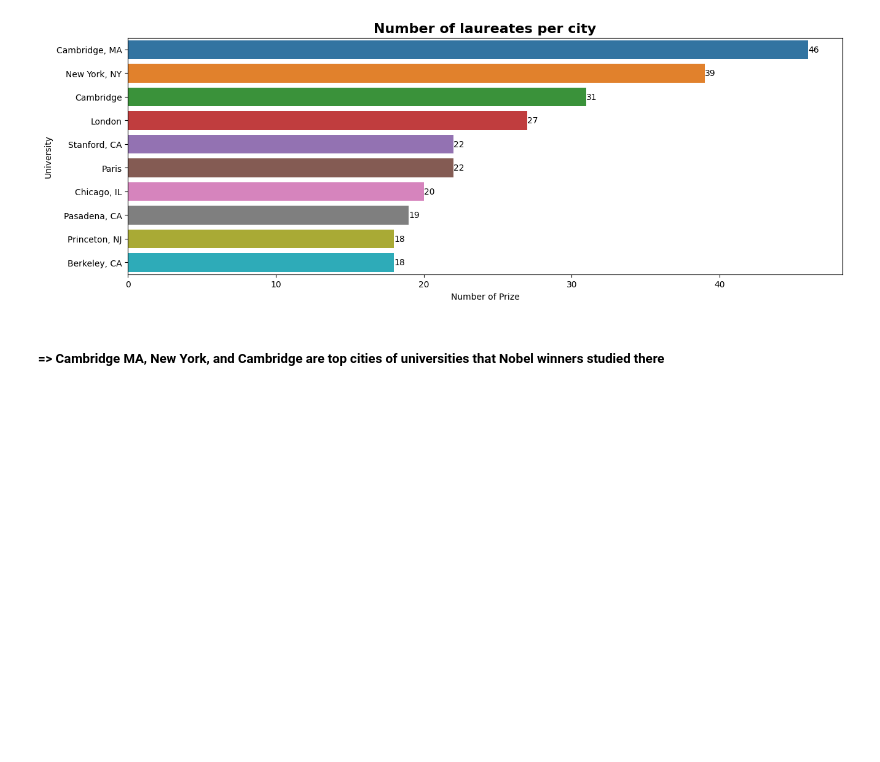
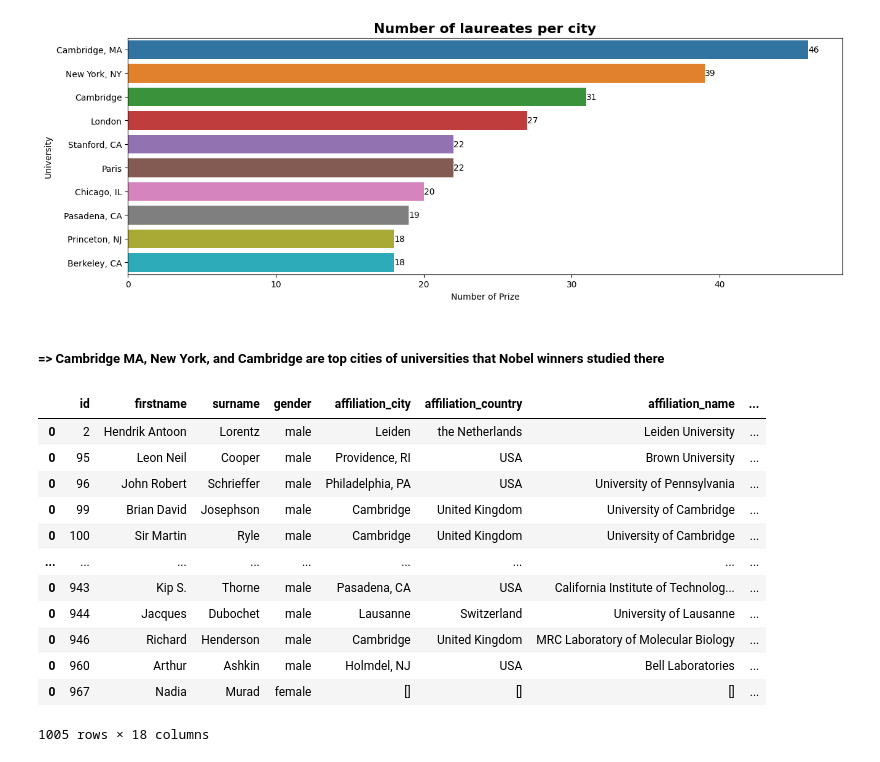
Before and after one commit to KennyHuynh1909/MongoDB-mini-project--Nobel_laureates, a Jupyter notebook: MongoDB Project.ipynb, the cells around one changed output. Saved outputs shown, nothing was run; the diff lists cells and outputs as text; code cells hidden in the pictures; blank space fills up the shorter version.

```diff
--- a/MongoDB Project.ipynb
+++ b/MongoDB Project.ipynb
@@ -1338,3 +1338,67 @@ plt.show()
 [figure]
 # %% [markdown]
 ##### => Cambridge MA, New York, and Cambridge are top cities of universities that Nobel winners studied there
+# %%
+# CREATE DATAFRAME FROM LAUREATES DATASET
+
+data = list(db.laureates.aggregate([
+  {"$unwind": "$prizes"},
+  {"$unwind": "$prizes.affiliations"},
+  {"$project": {"_id": 0, "id": 1, "firstname": 1, "surname": 1, "born": 1, "died": 1,
+                "bornCountry": 1, "bornCountryCode": 1, "diedCountry": 1, "diedCountryCode": 1, "diedCity": 1, "gender": 1,
+                "prize_year": "$prizes.year", "prize_category": "$prizes.category", "prize_share": "$prizes.share",
+                "prize_motivation": "$prizes.motivation", "affiliation_name": "$prizes.affiliations.name",
+                "affiliation_city": "$prizes.affiliations.city", "affiliation_country": "$prizes.affiliations.country"}},
+  {"$project": {"_id": 0, "key_value_data": {"$objectToArray": "$$ROOT"}}}
+]))
+
+# get "d_l" list from "data":
+d_l = []
+for lau in data:
+      for doc in lau.get("key_value_data"):
+            d_l.append(doc.get("k"))
+
+# create "cols_name" unsorted list from set of "d_l"
+cols_name = list(set(d_l))
+
+# sort and try to re-order some item in "cols_name" list
+cols_name.sort()
+cols_name.pop(cols_name.index("id"))
+cols_name.pop(cols_name.index("firstname"))
+cols_name.pop(cols_name.index("gender"))
+cols_name.pop(cols_name.index("surname"))
+cols_name.insert(0, "gender")
+cols_name.insert(0, "surname")
+cols_name.insert(0, "firstname")
+cols_name.insert(0, "id")
+
+# create empty dataframe with columns of "cols_name" list
+import pandas as pd
+df = pd.DataFrame(None, columns=cols_name)
+
+# create dataframe of each row and concatenate to dataframe "df"
+for lau in data:
+      temp_row = []
+      temp_cols_name = []
+      for col in cols_name:
+            for doc in lau.get("key_value_data"):
+                  if col == doc.get("k"):
+                        temp_row.append(doc.get("v"))
+                        temp_cols_name.append(col)
+      df_row = pd.DataFrame([temp_row], columns=temp_cols_name)
+      df = pd.concat([df, df_row])
+df
+# %% [output]
+|  | id | firstname | surname | gender | affiliation_city | affiliation_country | affiliation_name | ... |
+| 0 | 2 | Hendrik Antoon | Lorentz | male | Leiden | the Netherlands | Leiden University | ... |
+| 0 | 95 | Leon Neil | Cooper | male | Providence, RI | USA | Brown University | ... |
+| 0 | 96 | John Robert | Schrieffer | male | Philadelphia, PA | USA | University of Pennsylvania | ... |
+| 0 | 99 | Brian David | Josephson | male | Cambridge | United Kingdom | University of Cambridge | ... |
+| 0 | 100 | Sir Martin | Ryle | male | Cambridge | United Kingdom | University of Cambridge | ... |
+| ... | ... | ... | ... | ... | ... | ... | ... | ... |
+| 0 | 943 | Kip S. | Thorne | male | Pasadena, CA | USA | California Institute of Technolog... | ... |
+| 0 | 944 | Jacques | Dubochet | male | Lausanne | Switzerland | University of Lausanne | ... |
+| 0 | 946 | Richard | Henderson | male | Cambridge | United Kingdom | MRC Laboratory of Molecular Biology | ... |
+| 0 | 960 | Arthur | Ashkin | male | Holmdel, NJ | USA | Bell Laboratories | ... |
+| 0 | 967 | Nadia | Murad | female | [] | [] | [] | ... |
+1005 rows × 18 columns
```
Also changed, not shown: parts of 9 cells of this notebook.
